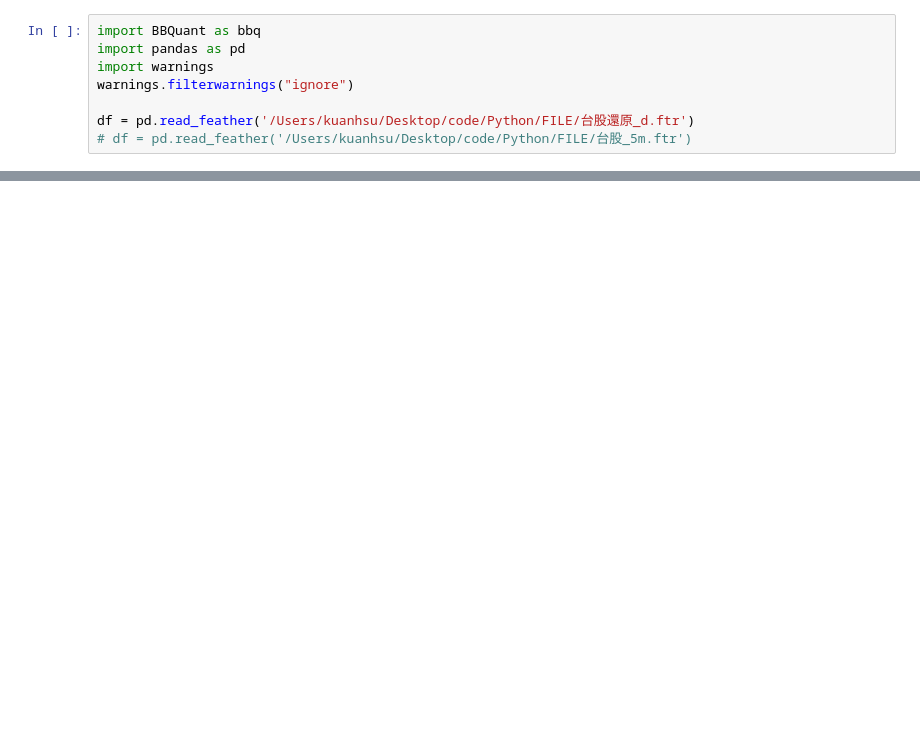
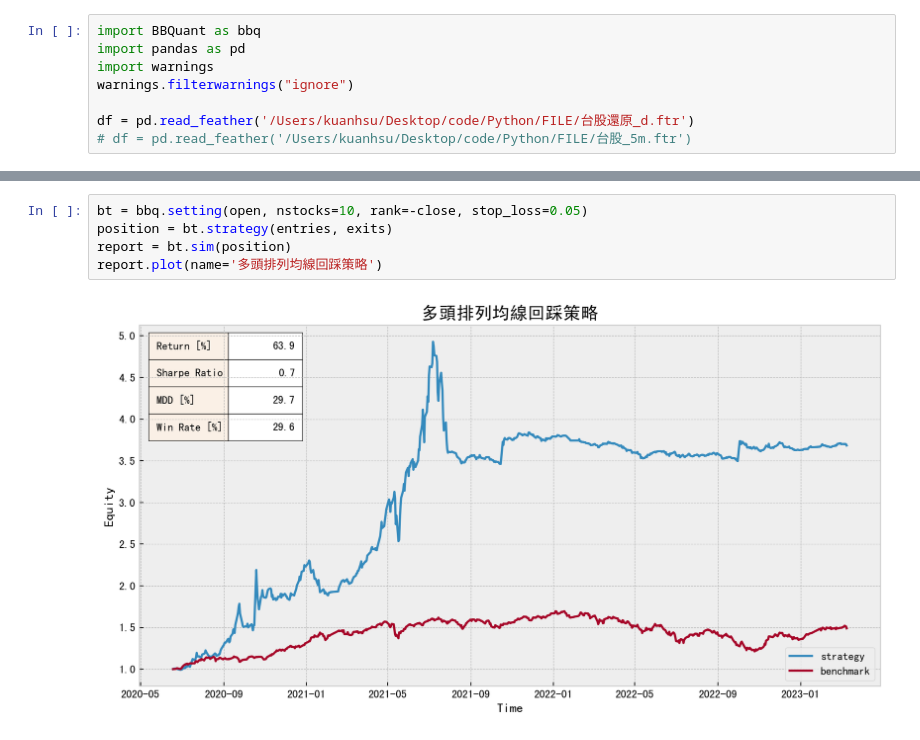
Before and after one commit to kuanhsu0627/BBQuant, a Jupyter notebook: strategy.ipynb, the cells around one changed output, grey strips where cells are left out. Saved outputs shown, nothing was run; the diff lists cells and outputs as text; blank space fills up the shorter version.

```diff
--- a/strategy.ipynb
+++ b/strategy.ipynb
@@ -35,0 +39,7 @@ bt.optimize(entries, exits)
+# %%
+bt = bbq.setting(open, nstocks=10, rank=-close, stop_loss=0.05)
+position = bt.strategy(entries, exits)
+report = bt.sim(position)
+report.plot(name='多頭排列均線回踩策略')
+# %% [output]
+[figure, added]
```
Also changed, not shown: parts of 20 cells of this notebook.
